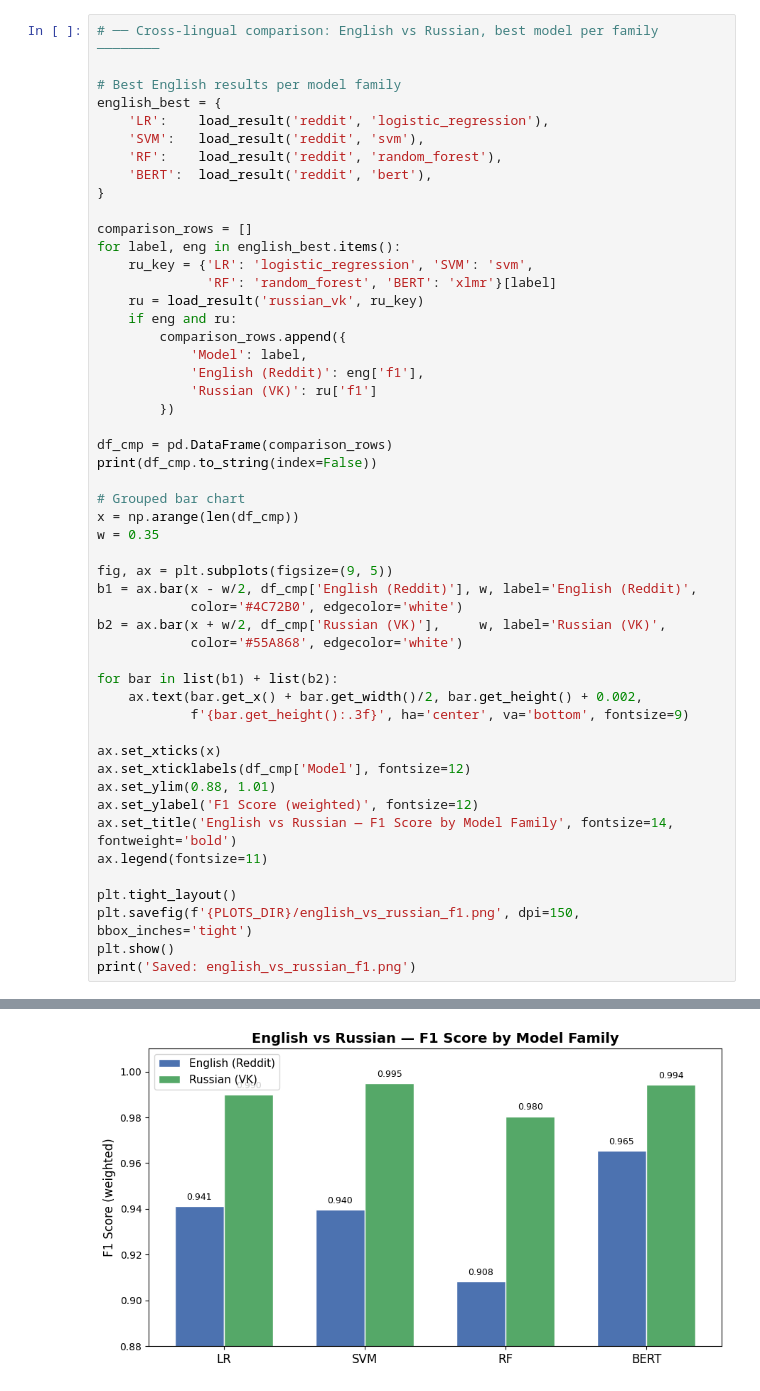
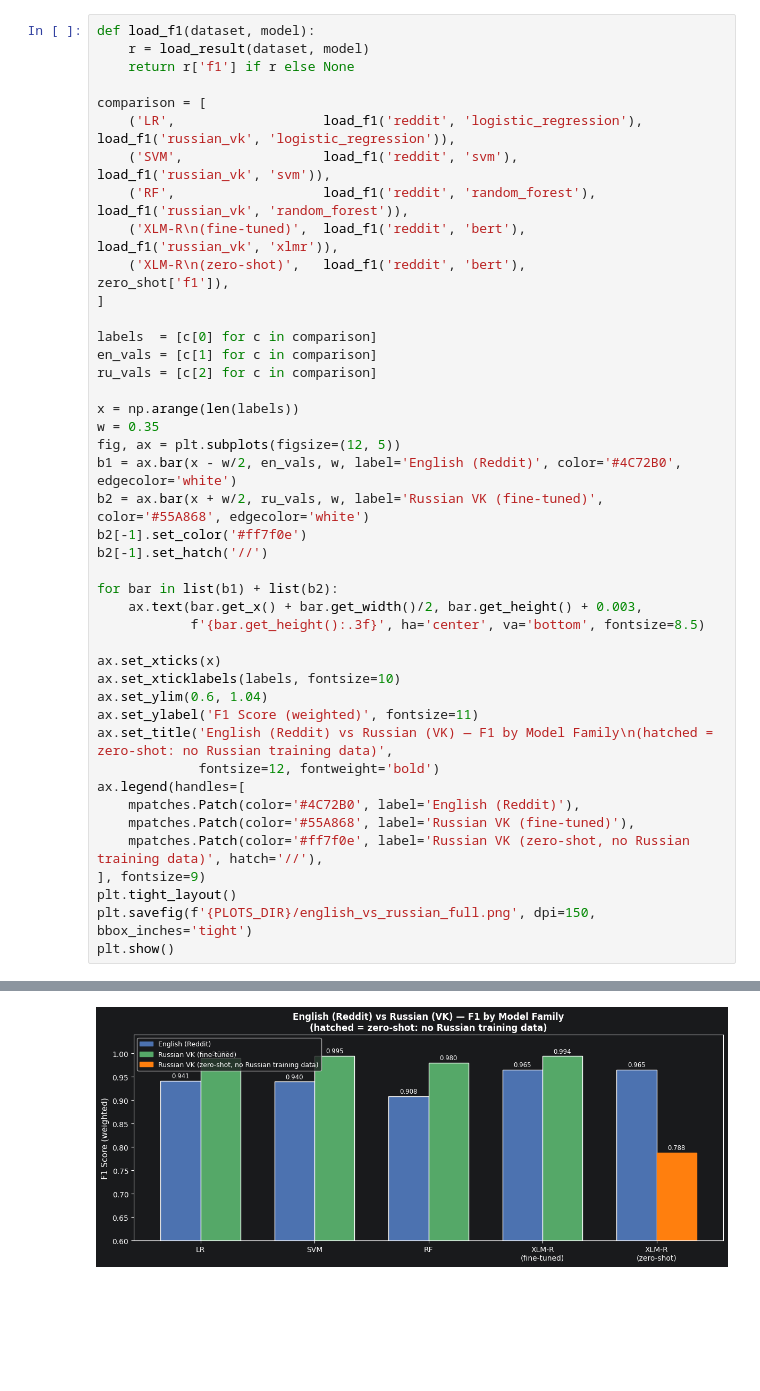
Before and after one commit to alinaerkul/suicidality-nlp, a Jupyter notebook: notebooks/05_multilingual_results.ipynb, the cells around one changed output, grey strips where cells are left out. Saved outputs shown, nothing was run; the diff lists cells and outputs as text; blank space fills up the shorter version.

```diff
--- a/notebooks/05_multilingual_results.ipynb
+++ b/notebooks/05_multilingual_results.ipynb
@@ -94,52 +298,44 @@ Saved: russian_vk_all_models.png
 # %%
-# ── Cross-lingual comparison: English vs Russian, best model per family ────────
+def load_f1(dataset, model):
+    r = load_result(dataset, model)
+    return r['f1'] if r else None
 
-# Best English results per model family
-english_best = {
-    'LR':    load_result('reddit', 'logistic_regression'),
-    'SVM':   load_result('reddit', 'svm'),
-    'RF':    load_result('reddit', 'random_forest'),
-    'BERT':  load_result('reddit', 'bert'),
-}
+comparison = [
+    ('LR',                   load_f1('reddit', 'logistic_regression'), load_f1('russian_vk', 'logistic_regression')),
+    ('SVM',                  load_f1('reddit', 'svm'),                  load_f1('russian_vk', 'svm')),
+    ('RF',                   load_f1('reddit', 'random_forest'),         load_f1('russian_vk', 'random_forest')),
+    ('XLM-R\n(fine-tuned)',  load_f1('reddit', 'bert'),                 load_f1('russian_vk', 'xlmr')),
+    ('XLM-R\n(zero-shot)',   load_f1('reddit', 'bert'),                 zero_shot['f1']),
+]
 
-comparison_rows = []
-for label, eng in english_best.items():
-    ru_key = {'LR': 'logistic_regression', 'SVM': 'svm',
-              'RF': 'random_forest', 'BERT': 'xlmr'}[label]
-    ru = load_result('russian_vk', ru_key)
-    if eng and ru:
-        comparison_rows.append({
-            'Model': label,
-            'English (Reddit)': eng['f1'],
-            'Russian (VK)': ru['f1']
-        })
+labels  = [c[0] for c in comparison]
+en_vals = [c[1] for c in comparison]
+ru_vals = [c[2] for c in comparison]
 
-df_cmp = pd.DataFrame(comparison_rows)
-print(df_cmp.to_string(index=False))
-
-# Grouped bar chart
-x = np.arange(len(df_cmp))
+x = np.arange(len(labels))
 w = 0.35
-
-fig, ax = plt.subplots(figsize=(9, 5))
-b1 = ax.bar(x - w/2, df_cmp['English (Reddit)'], w, label='English (Reddit)',
-            color='#4C72B0', edgecolor='white')
-b2 = ax.bar(x + w/2, df_cmp['Russian (VK)'],     w, label='Russian (VK)',
-            color='#55A868', edgecolor='white')
+fig, ax = plt.subplots(figsize=(12, 5))
+b1 = ax.bar(x - w/2, en_vals, w, label='English (Reddit)', color='#4C72B0', edgecolor='white')
+b2 = ax.bar(x + w/2, ru_vals, w, label='Russian VK (fine-tuned)', color='#55A868', edgecolor='white')
+b2[-1].set_color('#ff7f0e')
+b2[-1].set_hatch('//')
 
 for bar in list(b1) + list(b2):
-    ax.text(bar.get_x() + bar.get_width()/2, bar.get_height() + 0.002,
-            f'{bar.get_height():.3f}', ha='center', va='bottom', fontsize=9)
+    ax.text(bar.get_x() + bar.get_width()/2, bar.get_height() + 0.003,
+            f'{bar.get_height():.3f}', ha='center', va='bottom', fontsize=8.5)
 
 ax.set_xticks(x)
-ax.set_xticklabels(df_cmp['Model'], fontsize=12)
-ax.set_ylim(0.88, 1.01)
-ax.set_ylabel('F1 Score (weighted)', fontsize=12)
-ax.set_title('English vs Russian — F1 Score by Model Family', fontsize=14, fontweight='bold')
-ax.legend(fontsize=11)
-
+ax.set_xticklabels(labels, fontsize=10)
+ax.set_ylim(0.6, 1.04)
+ax.set_ylabel('F1 Score (weighted)', fontsize=11)
+ax.set_title('English (Reddit) vs Russian (VK) — F1 by Model Family\n(hatched = zero-shot: no Russian training data)',
+             fontsize=12, fontweight='bold')
+ax.legend(handles=[
+    mpatches.Patch(color='#4C72B0', label='English (Reddit)'),
+    mpatches.Patch(color='#55A868', label='Russian VK (fine-tuned)'),
+    mpatches.Patch(color='#ff7f0e', label='Russian VK (zero-shot, no Russian training data)', hatch='//'),
+], fontsize=9)
 plt.tight_layout()
-plt.savefig(f'{PLOTS_DIR}/english_vs_russian_f1.png', dpi=150, bbox_inches='tight')
+plt.savefig(f'{PLOTS_DIR}/english_vs_russian_full.png', dpi=150, bbox_inches='tight')
 plt.show()
-print('Saved: english_vs_russian_f1.png')
 # %% [output]
@@ -151 +342 @@ Model  English (Reddit)  Russian (VK)
-[figure, old version]
+[figure, new version]
```
Also changed, not shown: parts of 18 cells of this notebook, 24 other files.
